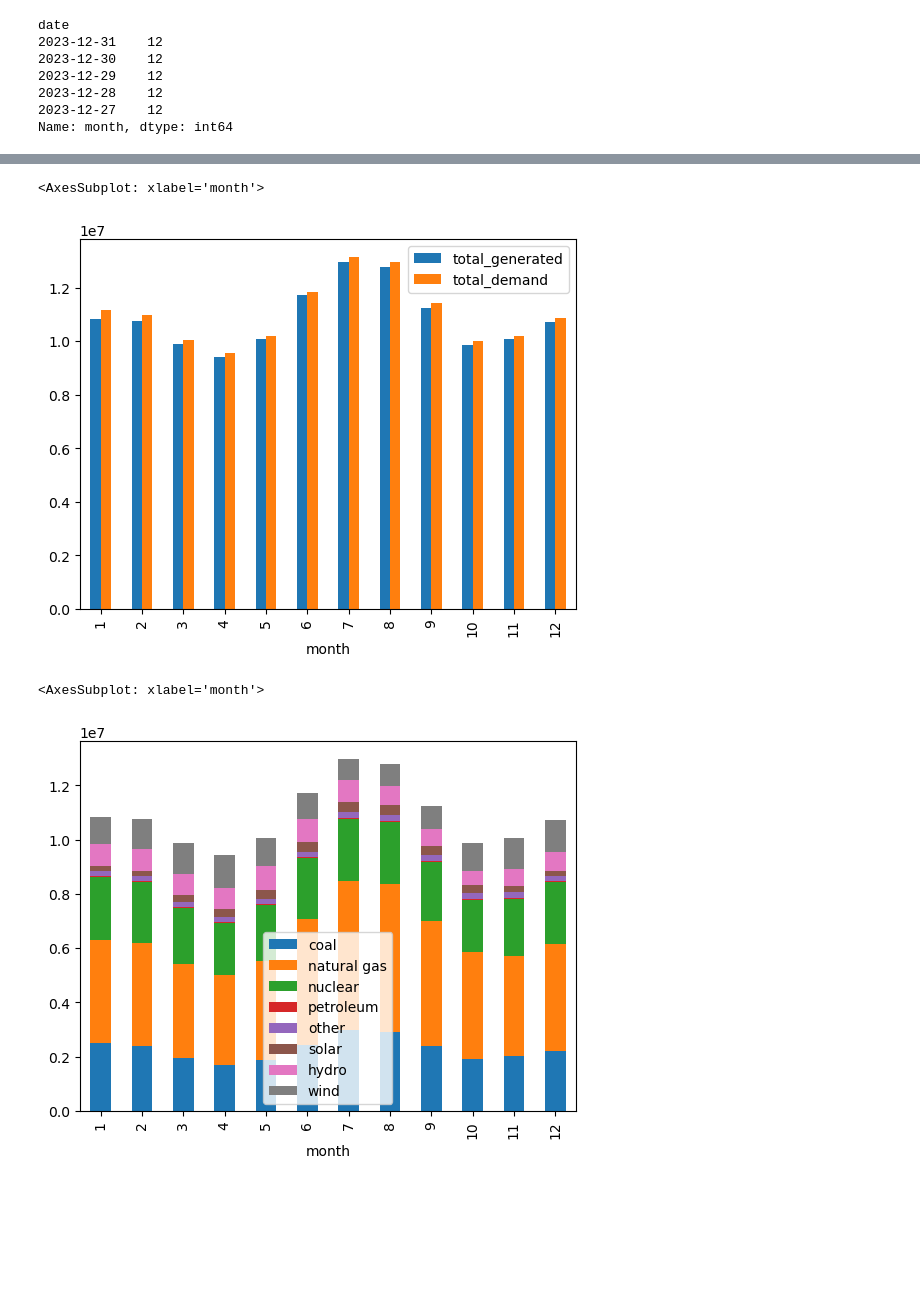
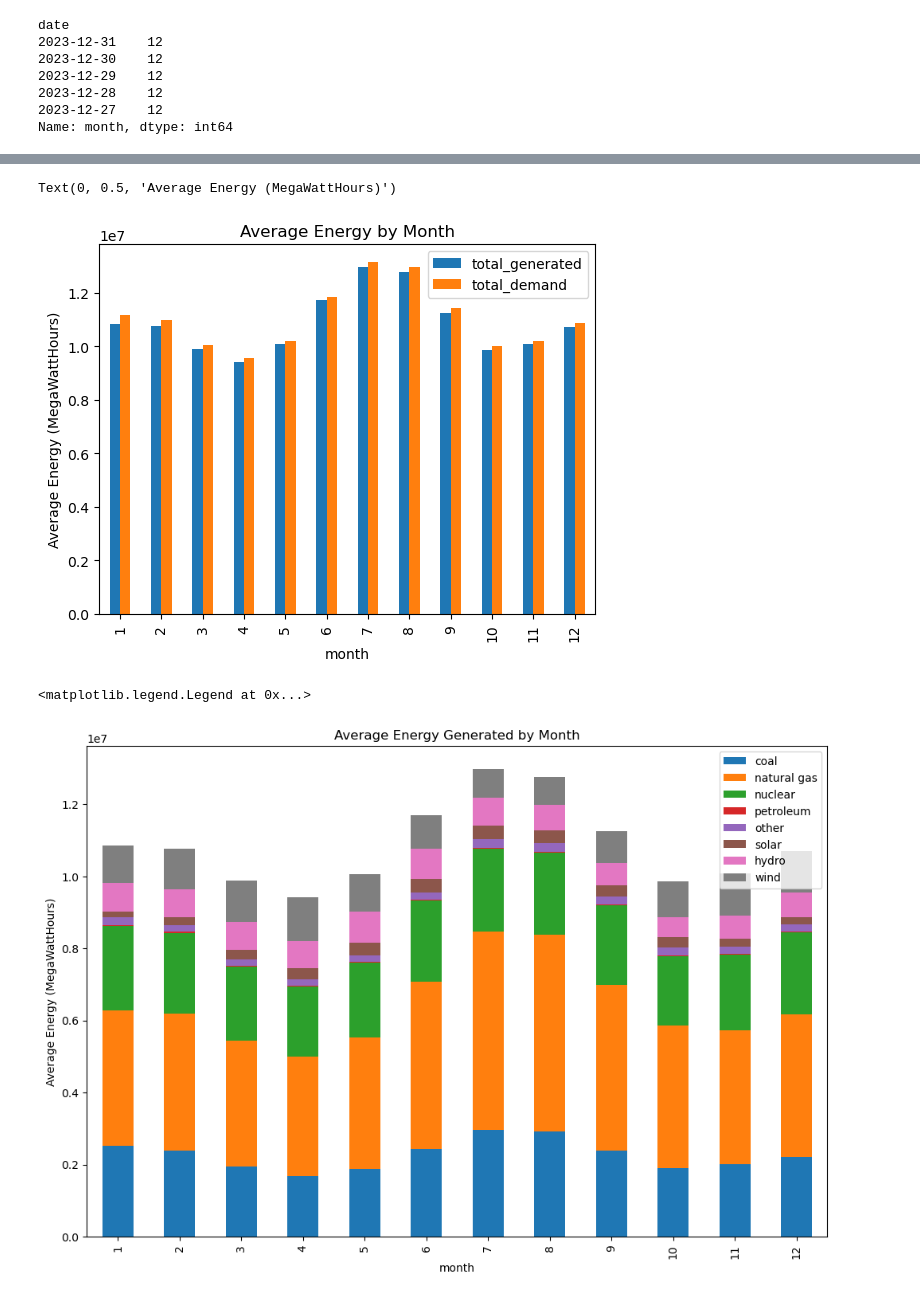
Before and after one commit to sbenston/energy_forecasting, a Jupyter notebook: energy_data_exploration.ipynb, the cells around one changed output, grey strips where cells are left out. Cells and saved outputs as stored; diff of their text form; code cells hidden in the pictures; blank space fills up the shorter version.

Commit message:
Add cointegration test and adjust plots

```diff
--- a/energy_data_exploration.ipynb
+++ b/energy_data_exploration.ipynb
@@ -186,15 +187,21 @@ energy_by_month
 # %%
 # Plot average totals by the month
 energy_by_month[['total_generated', 'total_demand']].plot.bar()
+plt.title('Average Energy by Month')
+plt.ylabel('Average Energy (MegaWattHours)')
 # %% [output]
-<AxesSubplot: xlabel='month'>
+Text(0, 0.5, 'Average Energy (MegaWattHours)')
-[figure, old version]
+[figure, new version]
 # %%
 # Plot each type of generated energy by month
-energy_by_month.iloc[:,:-2].plot.bar(stacked=True)
+energy_by_month.iloc[:,:-2].plot.bar(stacked=True, figsize=(12, 8))
+
+plt.title('Average Energy Generated by Month')
+plt.ylabel('Average Energy (MegaWattHours)')
+plt.legend(loc='upper right')
 # %% [output]
-<AxesSubplot: xlabel='month'>
+<matplotlib.legend.Legend at 0x...>
-[figure, old version]
+[figure, new version]
 # %%
 # Function to seasonally decompose a column and plot result
 def decomposition_plot(col):
```
Also changed, not shown: parts of 5 cells of this notebook.
